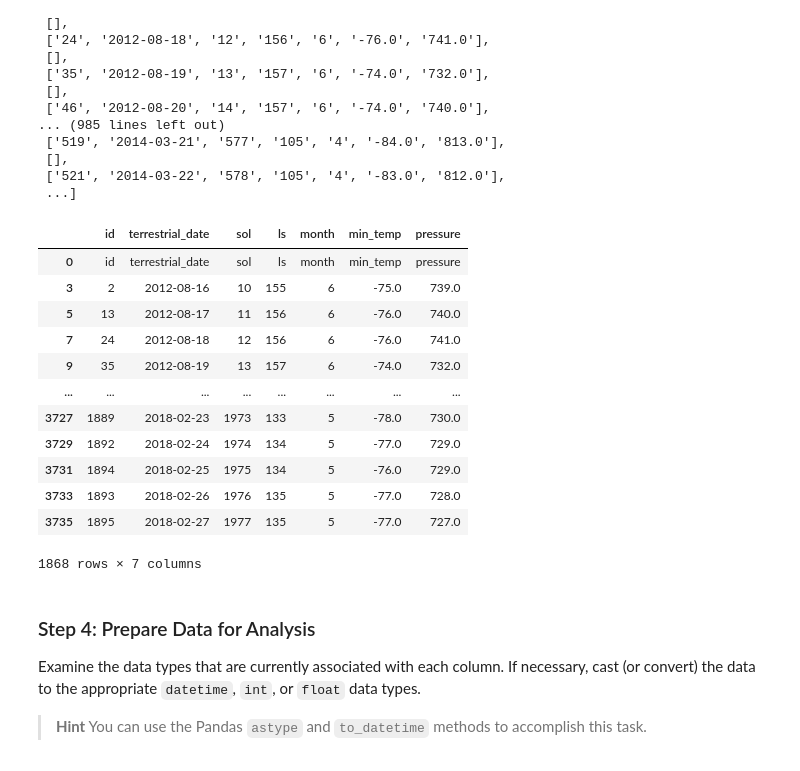
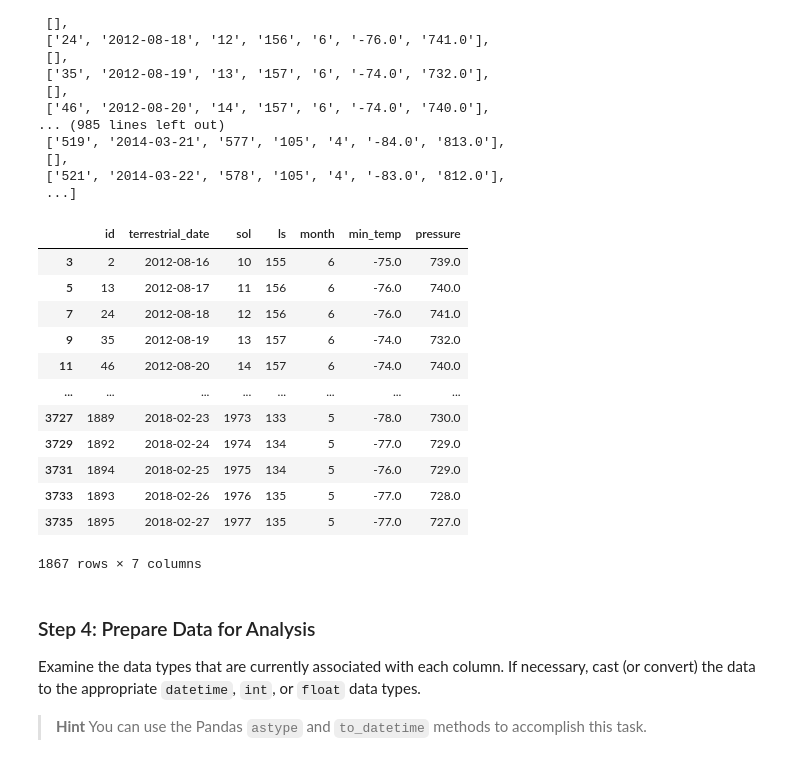
Before and after one commit to JGibs63/Data-Collection-Challenge, a Jupyter notebook: Starter_Code/part_2_mars_weather.ipynb, the cells around one changed output. Saved outputs shown, nothing was run; the diff lists cells and outputs as text; code cells hidden in the pictures.

```diff
--- a/Starter_Code/part_2_mars_weather.ipynb
+++ b/Starter_Code/part_2_mars_weather.ipynb
@@ -145,21 +145,22 @@ data=pd.DataFrame(mars_data, columns=['id', 'terrestrial_date', 'sol', 'ls', 'mo
 data = data.dropna()
 # %%
 # Confirm DataFrame was created successfully
+data = data.iloc[1: , :]
 data
 # %% [output]
 |  | id | terrestrial_date | sol | ls | month | min_temp | pressure |
-| 0 | id | terrestrial_date | sol | ls | month | min_temp | pressure |
 | 3 | 2 | 2012-08-16 | 10 | 155 | 6 | -75.0 | 739.0 |
 | 5 | 13 | 2012-08-17 | 11 | 156 | 6 | -76.0 | 740.0 |
 | 7 | 24 | 2012-08-18 | 12 | 156 | 6 | -76.0 | 741.0 |
 | 9 | 35 | 2012-08-19 | 13 | 157 | 6 | -74.0 | 732.0 |
+| 11 | 46 | 2012-08-20 | 14 | 157 | 6 | -74.0 | 740.0 |
 | ... | ... | ... | ... | ... | ... | ... | ... |
 | 3727 | 1889 | 2018-02-23 | 1973 | 133 | 5 | -78.0 | 730.0 |
 | 3729 | 1892 | 2018-02-24 | 1974 | 134 | 5 | -77.0 | 729.0 |
 | 3731 | 1894 | 2018-02-25 | 1975 | 134 | 5 | -76.0 | 729.0 |
 | 3733 | 1893 | 2018-02-26 | 1976 | 135 | 5 | -77.0 | 728.0 |
 | 3735 | 1895 | 2018-02-27 | 1977 | 135 | 5 | -77.0 | 727.0 |
-1868 rows × 7 columns
+1867 rows × 7 columns
 # %% [markdown]
 ### Step 4: Prepare Data for Analysis
 
```
Also changed, not shown: parts of 3 cells of this notebook.
